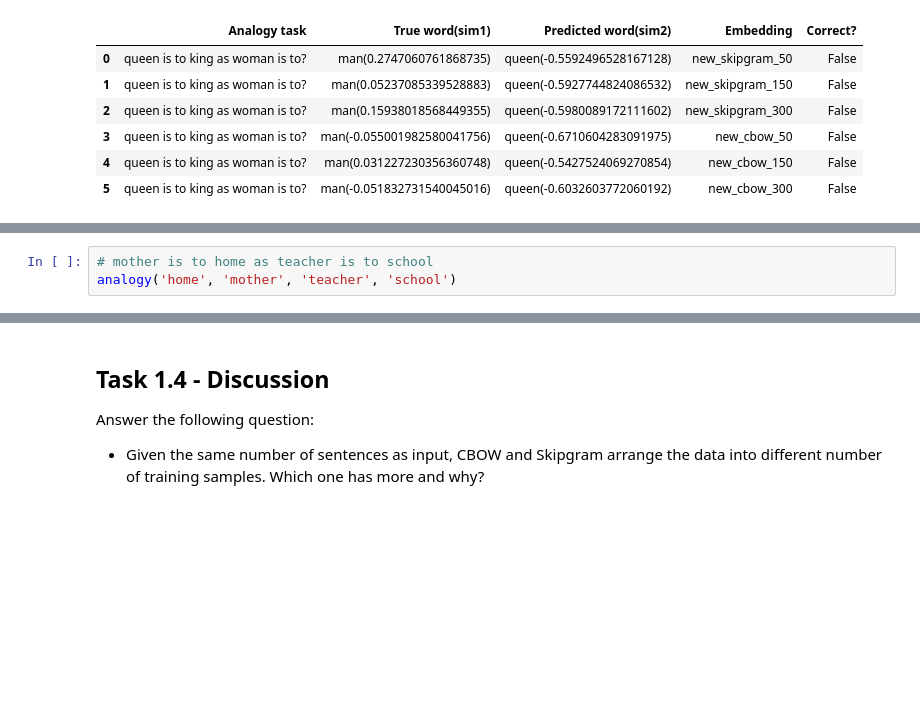
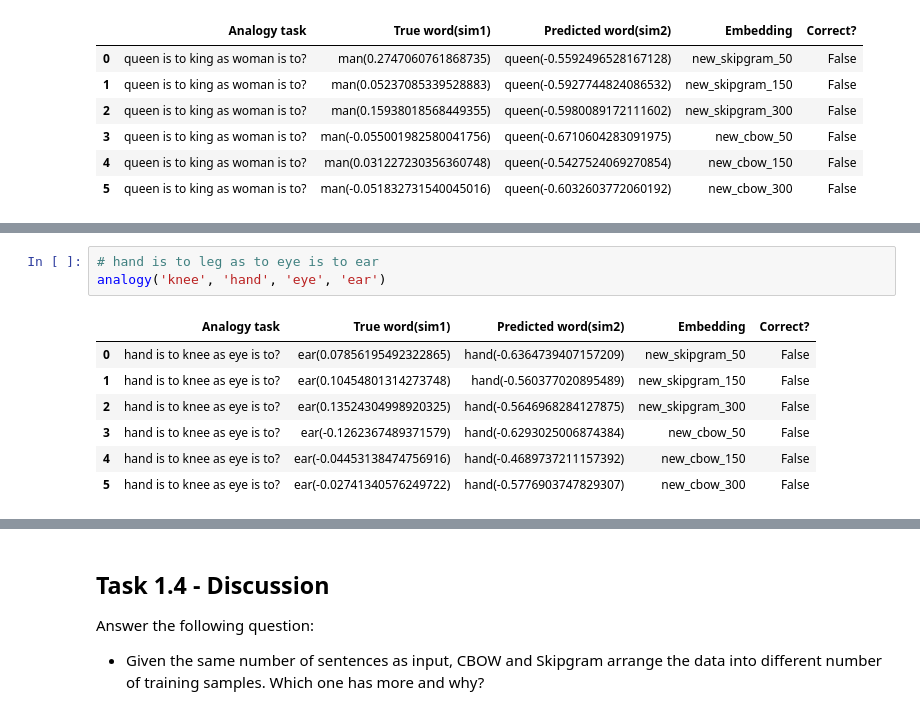
Before and after one commit to Huilin-Zhu/DeepLearningAssignment1, a Jupyter notebook: Assignment_1.ipynb, the cells around one changed output, grey strips where cells are left out. Cells and saved outputs as stored; diff of their text form; blank space fills up the shorter version.

```diff
--- a/Assignment_1.ipynb
+++ b/Assignment_1.ipynb
@@ -592,4 +614,12 @@ analogy('king', 'queen', 'woman', 'man')
 # %%
-# mother is to home as teacher is to school
-analogy('home', 'mother', 'teacher', 'school')
+# hand is to leg as to eye is to ear
+analogy('knee', 'hand', 'eye', 'ear')
+# %% [output]
+|  | Analogy task | True word(sim1) | Predicted word(sim2) | Embedding | Correct? |
+| 0 | hand is to knee as eye is to? | ear(0.07856195492322865) | hand(-0.6364739407157209) | new_skipgram_50 | False |
+| 1 | hand is to knee as eye is to? | ear(0.10454801314273748) | hand(-0.560377020895489) | new_skipgram_150 | False |
+| 2 | hand is to knee as eye is to? | ear(0.13524304998920325) | hand(-0.5646968284127875) | new_skipgram_300 | False |
+| 3 | hand is to knee as eye is to? | ear(-0.1262367489371579) | hand(-0.6293025006874384) | new_cbow_50 | False |
+| 4 | hand is to knee as eye is to? | ear(-0.04453138474756916) | hand(-0.4689737211157392) | new_cbow_150 | False |
+| 5 | hand is to knee as eye is to? | ear(-0.02741340576249722) | hand(-0.5776903747829307) | new_cbow_300 | False |
 # %%
```
Also changed, not shown: parts of 9 cells of this notebook.
